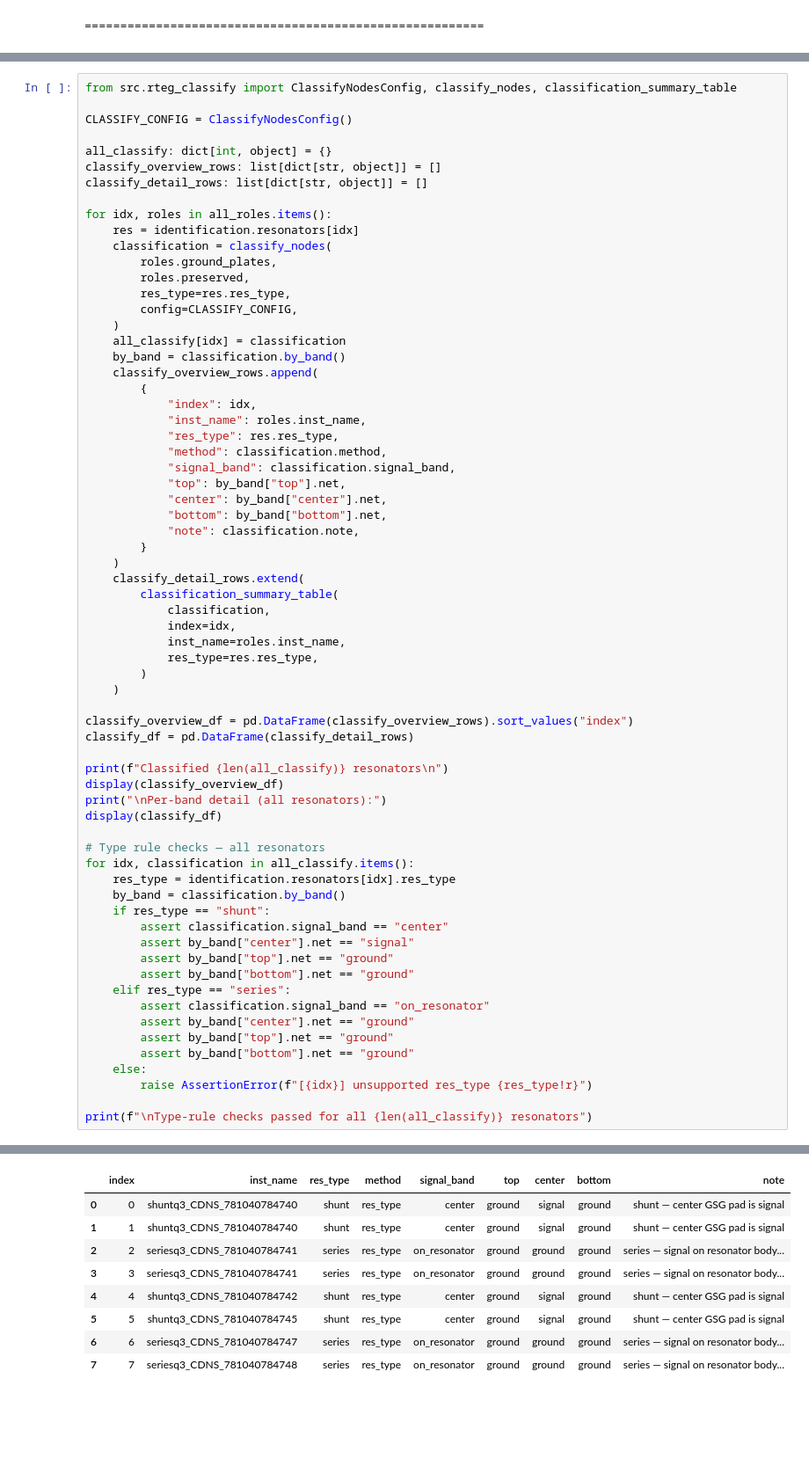
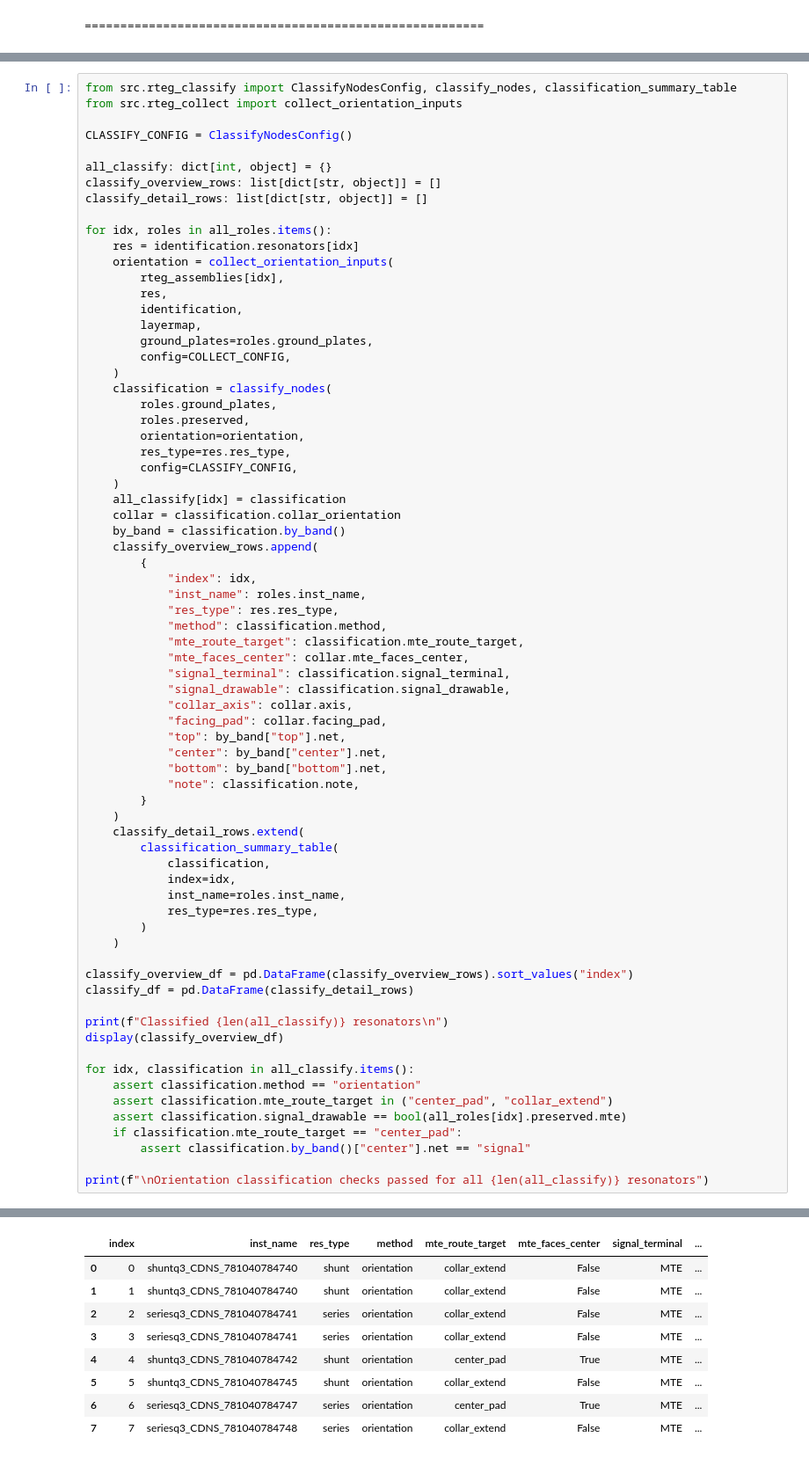
Before and after one commit to ReubenSKWS/rteg-automation, a Jupyter notebook: python_code/single_run.ipynb, the cells around one changed output, grey strips where cells are left out. Shown at 88% size. Drawn from its saved outputs; the diff is of its cells as text; blank space fills up the shorter version.

```diff
--- a/python_code/single_run.ipynb
+++ b/python_code/single_run.ipynb
@@ -594,5 +529,6 @@ For **series**, signal does not escape to a GSG probe pad — step 5.3 builds a
 # %%
 from src.rteg_classify import ClassifyNodesConfig, classify_nodes, classification_summary_table
+from src.rteg_collect import collect_orientation_inputs
 
 CLASSIFY_CONFIG = ClassifyNodesConfig()
 
@@ -602,70 +538,73 @@ classify_detail_rows: list[dict[str, object]] = []
 
 for idx, roles in all_roles.items():
     res = identification.resonators[idx]
+    orientation = collect_orientation_inputs(
+        rteg_assemblies[idx],
+        res,
+        identification,
+        layermap,
+        ground_plates=roles.ground_plates,
+        config=COLLECT_CONFIG,
+    )
     classification = classify_nodes(
         roles.ground_plates,
         roles.preserved,
+        orientation=orientation,
         res_type=res.res_type,
         config=CLASSIFY_CONFIG,
     )
     all_classify[idx] = classification
+    collar = classification.collar_orientation
     by_band = classification.by_band()
     classify_overview_rows.append(
         {
             "index": idx,
             "inst_name": roles.inst_name,
             "res_type": res.res_type,
             "method": classification.method,
-            "signal_band": classification.signal_band,
+            "mte_route_target": classification.mte_route_target,
+            "mte_faces_center": collar.mte_faces_center,
+            "signal_terminal": classification.signal_terminal,
+            "signal_drawable": classification.signal_drawable,
+            "collar_axis": collar.axis,
+            "facing_pad": collar.facing_pad,
             "top": by_band["top"].net,
             "center": by_band["center"].net,
             "bottom": by_band["bottom"].net,
             "note": classification.note,
         }
     )
     classify_detail_rows.extend(
         classification_summary_table(
             classification,
             index=idx,
             inst_name=roles.inst_name,
             res_type=res.res_type,
         )
     )
 
 classify_overview_df = pd.DataFrame(classify_overview_rows).sort_values("index")
 classify_df = pd.DataFrame(classify_detail_rows)
 
 print(f"Classified {len(all_classify)} resonators\n")
 display(classify_overview_df)
-print("\nPer-band detail (all resonators):")
-display(classify_df)
 
-# Type rule checks — all resonators
 for idx, classification in all_classify.items():
-    res_type = identification.resonators[idx].res_type
-    by_band = classification.by_band()
-    if res_type == "shunt":
-        assert classification.signal_band == "center"
-        assert by_band["center"].net == "signal"
-        assert by_band["top"].net == "ground"
-        assert by_band["bottom"].net == "ground"
-    elif res_type == "series":
-        assert classification.signal_band == "on_resonator"
-        assert by_band["center"].net == "ground"
-        assert by_band["top"].net == "ground"
-        assert by_band["bottom"].net == "ground"
-    else:
-        raise AssertionError(f"[{idx}] unsupported res_type {res_type!r}")
+    assert classification.method == "orientation"
+    assert classification.mte_route_target in ("center_pad", "collar_extend")
+    assert classification.signal_drawable == bool(all_roles[idx].preserved.mte)
+    if classification.mte_route_target == "center_pad":
+        assert classification.by_band()["center"].net == "signal"
 
-print(f"\nType-rule checks passed for all {len(all_classify)} resonators")
+print(f"\nOrientation classification checks passed for all {len(all_classify)} resonators")
 # %% [output]
 Classified 8 resonators
-|  | index | inst_name | res_type | method | signal_band | top | center | bottom | note |
-| 0 | 0 | shuntq3_CDNS_781040784740 | shunt | res_type | center | ground | signal | ground | shunt — center GSG pad is signal |
-| 1 | 1 | shuntq3_CDNS_781040784740 | shunt | res_type | center | ground | signal | ground | shunt — center GSG pad is signal |
-| 2 | 2 | seriesq3_CDNS_781040784741 | series | res_type | on_resonator | ground | ground | ground | series — signal on resonator body... |
-| 3 | 3 | seriesq3_CDNS_781040784741 | series | res_type | on_resonator | ground | ground | ground | series — signal on resonator body... |
-| 4 | 4 | shuntq3_CDNS_781040784742 | shunt | res_type | center | ground | signal | ground | shunt — center GSG pad is signal |
-| 5 | 5 | shuntq3_CDNS_781040784745 | shunt | res_type | center | ground | signal | ground | shunt — center GSG pad is signal |
-| 6 | 6 | seriesq3_CDNS_781040784747 | series | res_type | on_resonator | ground | ground | ground | series — signal on resonator body... |
-| 7 | 7 | seriesq3_CDNS_781040784748 | series | res_type | on_resonator | ground | ground | ground | series — signal on resonator body... |
+|  | index | inst_name | res_type | method | mte_route_target | mte_faces_center | signal_terminal | ... |
+| 0 | 0 | shuntq3_CDNS_781040784740 | shunt | orientation | collar_extend | False | MTE | ... |
+| 1 | 1 | shuntq3_CDNS_781040784740 | shunt | orientation | collar_extend | False | MTE | ... |
+| 2 | 2 | seriesq3_CDNS_781040784741 | series | orientation | collar_extend | False | MTE | ... |
+| 3 | 3 | seriesq3_CDNS_781040784741 | series | orientation | collar_extend | False | MTE | ... |
+| 4 | 4 | shuntq3_CDNS_781040784742 | shunt | orientation | center_pad | True | MTE | ... |
+| 5 | 5 | shuntq3_CDNS_781040784745 | shunt | orientation | collar_extend | False | MTE | ... |
+| 6 | 6 | seriesq3_CDNS_781040784747 | series | orientation | center_pad | True | MTE | ... |
+| 7 | 7 | seriesq3_CDNS_781040784748 | series | orientation | collar_extend | False | MTE | ... |
```
Also changed, not shown: parts of 15 cells of this notebook, 33 other files.
